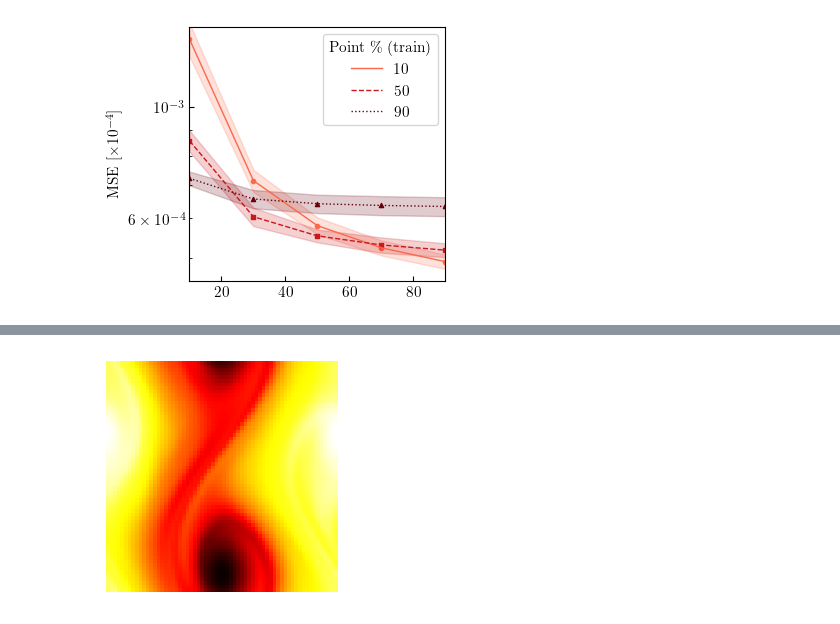
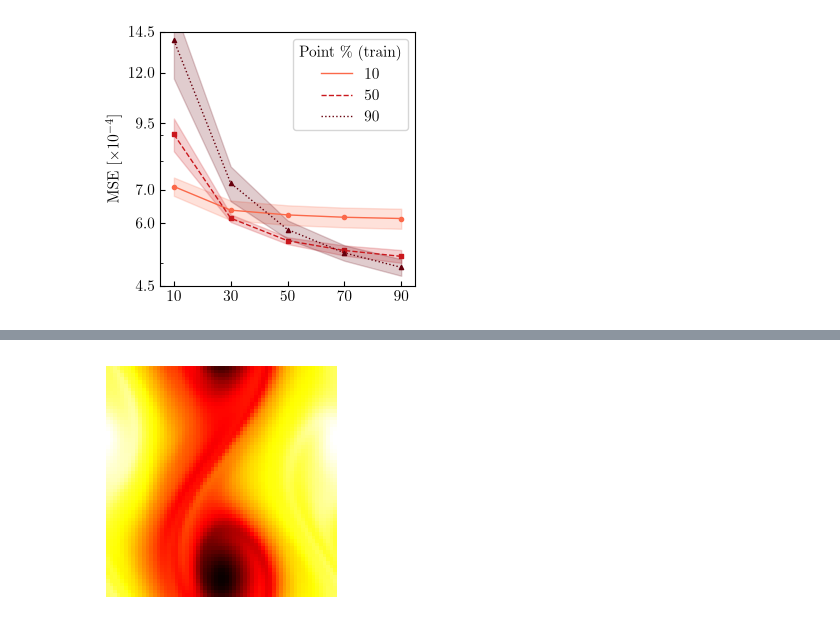
Before and after one commit to htlambley/functional_autoencoders, a Jupyter notebook: experiments/exp_rec_mse_vs_point_ratio/visualizations.ipynb, the cells around one changed output, grey strips where cells are left out. Saved outputs shown, nothing was run; the diff lists cells and outputs as text; code cells hidden in the pictures.

Commit message:
Update exp_rec_mse_vs_point_ratio notebook with amended results

```diff
--- a/experiments/exp_rec_mse_vs_point_ratio/visualizations.ipynb
+++ b/experiments/exp_rec_mse_vs_point_ratio/visualizations.ipynb
@@ -22,14 +22,19 @@ from plots_rec_mse_vs_point_ratio import (
 key = jax.random.key(42)
 # %%
 DATA_OUTPUT_DIR = "../../tmp/experiments/exp_rec_mse_vs_point_ratio/data"
-SAVE_DIR = None
-# SAVE_DIR = '../../figures/rec_mse_vs_point_ratio'
-# os.makedirs(SAVE_DIR, exist_ok=True)
+SAVE_DIR = "../../figures/rec_mse_vs_point_ratio"
+os.makedirs(SAVE_DIR, exist_ok=True)
+
+# NOTE: This uses LaTeX to render the text in the plots. If you don't have LaTeX installed, you can comment out the following line.
+# For setup information, see https://matplotlib.org/stable/users/explain/text/usetex.html
+# For Debian/Ubuntu, just run
+#    sudo apt install texlive-latex-extra
+set_plot_style_publication()
 
 # NOTE: See information above about LaTeX dependency if an error occurs when running the following line.
 plot_point_ratios(DATA_OUTPUT_DIR, SAVE_DIR)
 # %% [output]
-[figure, old version]
+[figure, new version]
 # %%
 VISCOSITY = 1e-4
 ENC_POINT_RATIO_TEST_HIGH = 0.9
```
Also changed, not shown: parts of 4 cells of this notebook.
